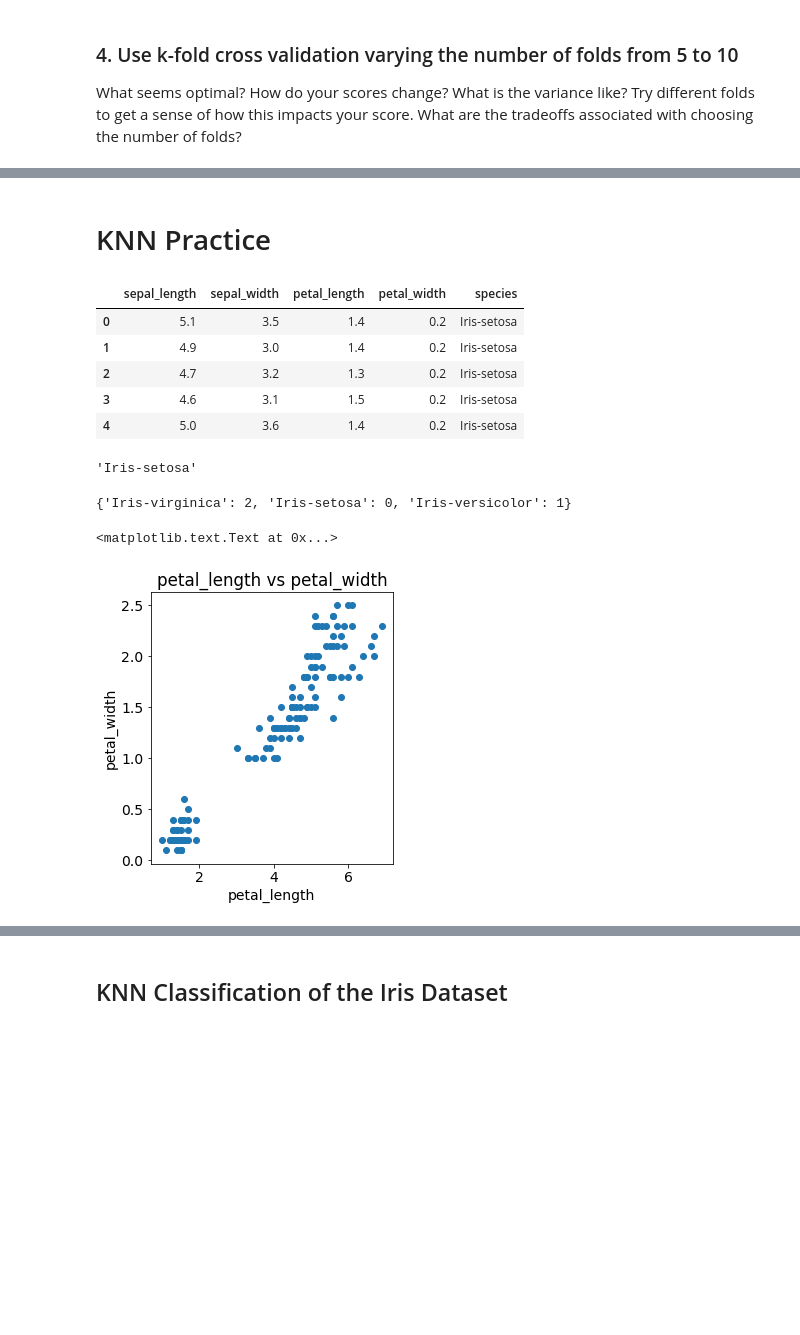
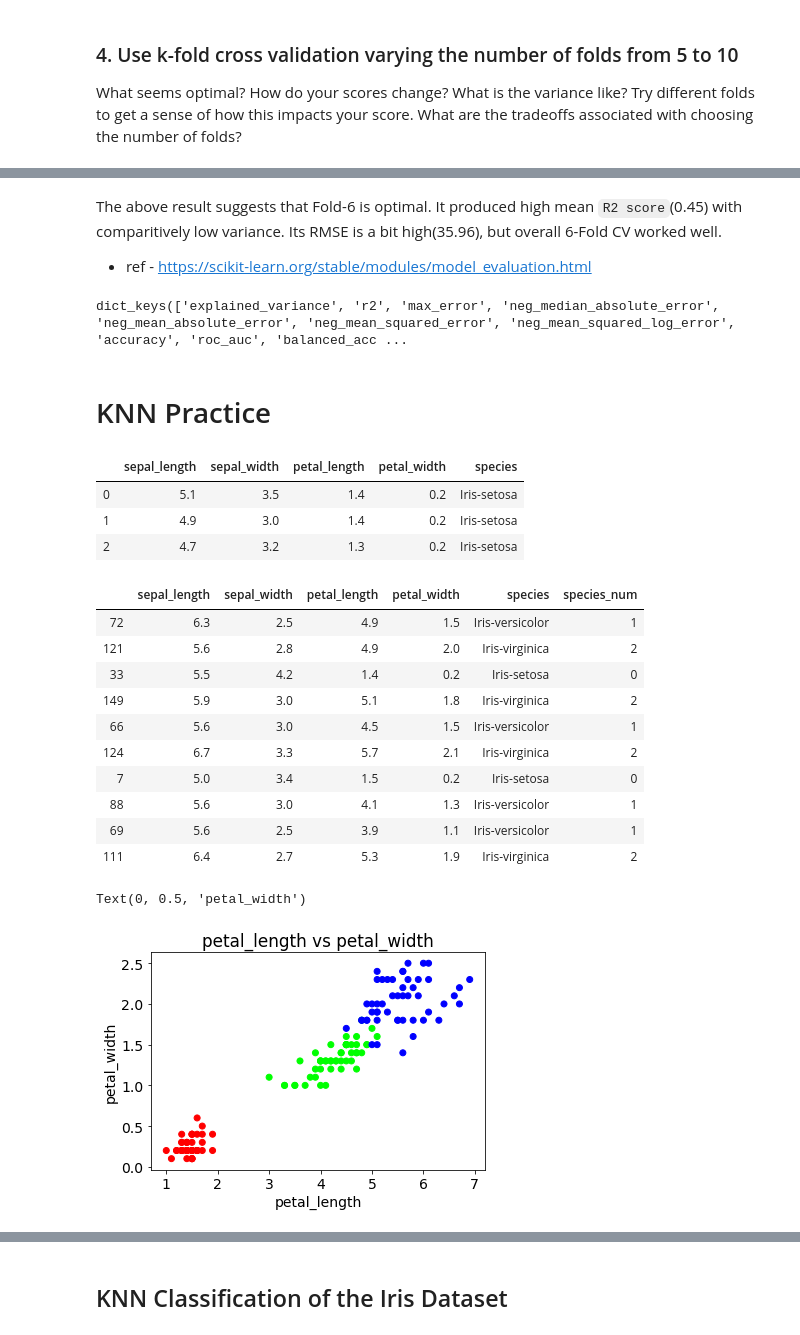
Before and after one commit to manas-mukherjee/generalassembly_projects_repo, a Jupyter notebook: unit-3_project/linreg-knn-project.ipynb, the cells around one changed output, grey strips where cells are left out. Drawn from its saved outputs; the diff is of its cells as text; code cells hidden in the pictures; blank space fills up the shorter version.

```diff
--- a/unit-3_project/linreg-knn-project.ipynb
+++ b/unit-3_project/linreg-knn-project.ipynb
@@ -399,5 +415,14 @@ for cv_val in range(5, 11, 1):
+# %% [markdown]
+The above result suggests that Fold-6 is optimal. It produced high mean `R2 score`(0.45) with comparitively low variance. Its RMSE is a bit high(35.96), but overall 6-Fold CV worked well.
+
+- ref - https://scikit-learn.org/stable/modules/model_evaluation.html
 # %%
 # from sklearn.metrics import accuracy_score
+# %%
+from sklearn import metrics
+metrics.SCORERS.keys()
+# %% [output]
+dict_keys(['explained_variance', 'r2', 'max_error', 'neg_median_absolute_error', 'neg_mean_absolute_error', 'neg_mean_squared_error', 'neg_mean_squared_log_error', 'accuracy', 'roc_auc', 'balanced_acc ...
 # %% [markdown]
 # KNN Practice
 # %%
@@ -406,12 +431,10 @@ url = 'http://archive.ics.uci.edu/ml/machine-learning-databases/iris/iris.data'
 
 col_names = ['sepal_length', 'sepal_width', 'petal_length', 'petal_width', 'species']
 iris = pd.read_csv(url, header=None, names=col_names)
+
+iris.head(3)
+# %% [output]
+|  | sepal_length | sepal_width | petal_length | petal_width | species |
+| 0 | 5.1 | 3.5 | 1.4 | 0.2 | Iris-setosa |
+| 1 | 4.9 | 3.0 | 1.4 | 0.2 | Iris-setosa |
+| 2 | 4.7 | 3.2 | 1.3 | 0.2 | Iris-setosa |
-# %%
-iris.head()
-# %% [output]
-|  | sepal_length | sepal_width | petal_length | petal_width | species |
-| 0 | 5.1 | 3.5 | 1.4 | 0.2 | Iris-setosa |
-| 1 | 4.9 | 3.0 | 1.4 | 0.2 | Iris-setosa |
-| 2 | 4.7 | 3.2 | 1.3 | 0.2 | Iris-setosa |
-| 3 | 4.6 | 3.1 | 1.5 | 0.2 | Iris-setosa |
-| 4 | 5.0 | 3.6 | 1.4 | 0.2 | Iris-setosa |
@@ -418 +447,20 @@ iris.head()
+# %%
+# Map each iris species to a number
+# Let's use Iris-setosa':0, 'Iris-versicolor':1, 'Iris-virginica':2 and create a column called 'species_num'
+
+species_dict = {'Iris-setosa':0, 'Iris-versicolor':1, 'Iris-virginica':2}
+iris["species_num"]  = iris["species"].apply(lambda x: species_dict[x])
+iris.sample(10)
+# %% [output]
+|  | sepal_length | sepal_width | petal_length | petal_width | species | species_num |
+| 72 | 6.3 | 2.5 | 4.9 | 1.5 | Iris-versicolor | 1 |
+| 121 | 5.6 | 2.8 | 4.9 | 2.0 | Iris-virginica | 2 |
+| 33 | 5.5 | 4.2 | 1.4 | 0.2 | Iris-setosa | 0 |
+| 149 | 5.9 | 3.0 | 5.1 | 1.8 | Iris-virginica | 2 |
+| 66 | 5.6 | 3.0 | 4.5 | 1.5 | Iris-versicolor | 1 |
+| 124 | 6.7 | 3.3 | 5.7 | 2.1 | Iris-virginica | 2 |
+| 7 | 5.0 | 3.4 | 1.5 | 0.2 | Iris-setosa | 0 |
+| 88 | 5.6 | 3.0 | 4.1 | 1.3 | Iris-versicolor | 1 |
+| 69 | 5.6 | 2.5 | 3.9 | 1.1 | Iris-versicolor | 1 |
+| 111 | 6.4 | 2.7 | 5.3 | 1.9 | Iris-virginica | 2 |
 # %%
@@ -428,4 +469,0 @@ cmap_bold = ListedColormap(['#FF0000', '#00FF00', '#0000FF'])
-# %%
-iris.species[1]
-# %% [output]
-'Iris-setosa'
@@ -434,19 +470,10 @@ iris[iris['species']=='Iris-setosa']
 # %%
-# Map each iris species to a number
-# Let's use Iris-setosa':0, 'Iris-versicolor':1, 'Iris-virginica':2 and create a column called 'species_num'
+# Create a scatterplot of PETAL LENGTH versus PETAL WIDTH and color by SPECIES
 
-# Create a scatterplot of PETAL LENGTH versus PETAL WIDTH and color by SPECIES
-plt.figure(figsize=(20, 5))
-
-species_dict = {'Iris-setosa':0, 'Iris-versicolor':1, 'Iris-virginica':2}
-print(d)
-
-plt.subplot(1,4,i+1)
-plt.scatter(iris['petal_length'], iris['petal_width'])
+plt.scatter(iris['petal_length'], iris['petal_width'], cmap=cmap_bold, c=iris['species_num'])
 plt.title("petal_length vs petal_width")
 plt.xlabel('petal_length')
 plt.ylabel('petal_width')
 # %% [output]
-{'Iris-virginica': 2, 'Iris-setosa': 0, 'Iris-versicolor': 1}
+Text(0, 0.5, 'petal_width')
-<matplotlib.text.Text at 0x...>
-[figure, old version]
+[figure, new version]
```
Also changed, not shown: parts of 24 cells of this notebook.
